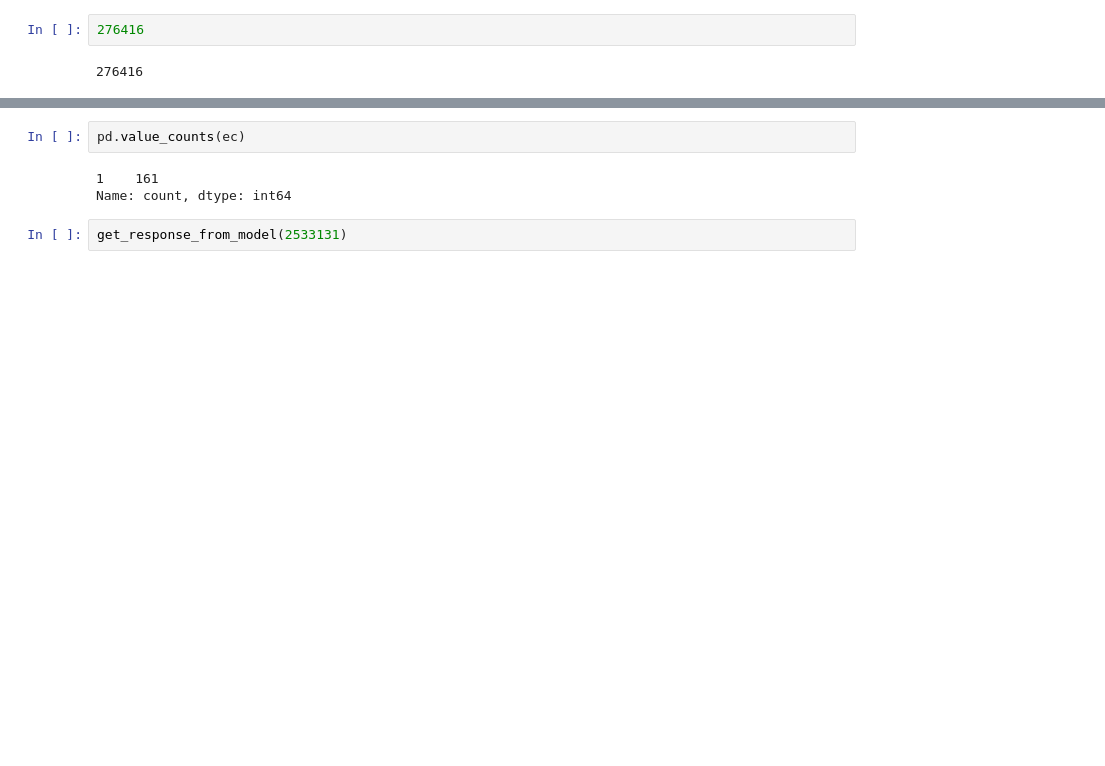
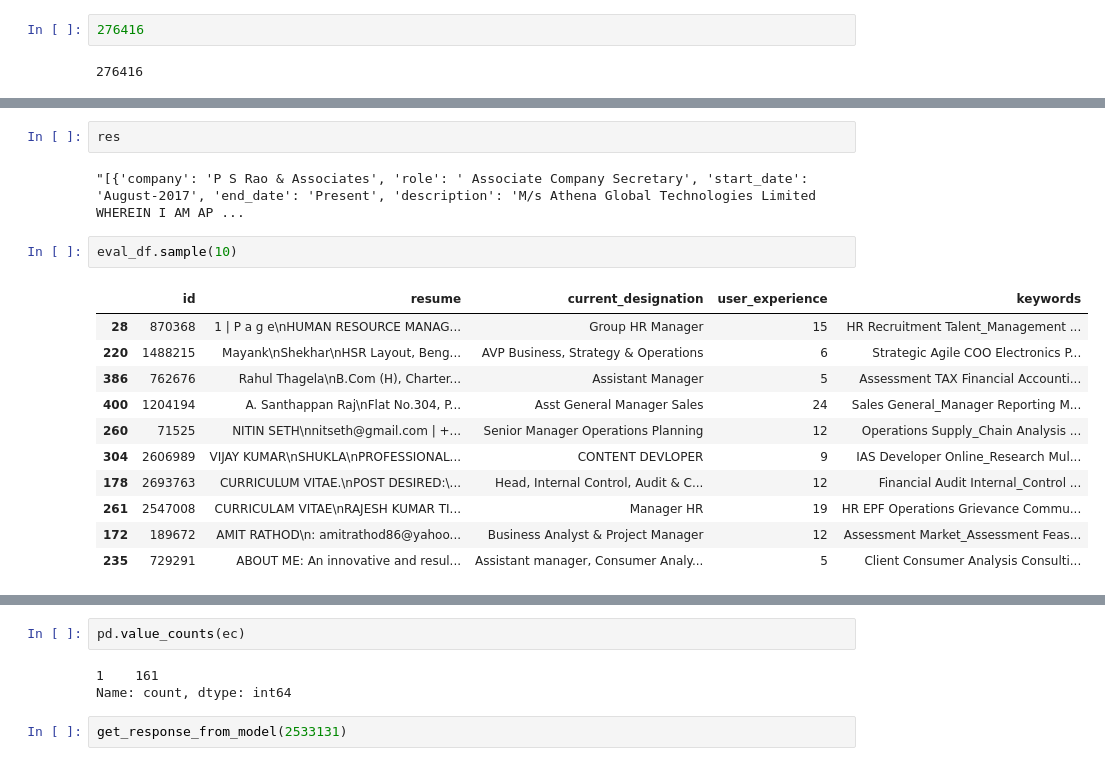
Before and after one commit to Highorbit/llama-recipes, a Jupyter notebook: examples/vllm-testing.ipynb, the cells around one changed output, grey strips where cells are left out. Cells and saved outputs as stored; diff of their text form; blank space fills up the shorter version.

```diff
--- a/examples/vllm-testing.ipynb
+++ b/examples/vllm-testing.ipynb
@@ -286,0 +273,18 @@ def get_response_from_model(user_id):
+# %%
+res
+# %% [output]
+"[{'company': 'P S Rao & Associates', 'role': ' Associate Company Secretary', 'start_date': 'August-2017', 'end_date': 'Present', 'description': 'M/s Athena Global Technologies Limited WHEREIN I AM AP ...
+# %%
+eval_df.sample(10)
+# %% [output]
+|  | id | resume | current_designation | user_experience | keywords |
+| 28 | 870368 | 1 | P a g e\nHUMAN RESOURCE MANAG... | Group HR Manager | 15 | HR Recruitment Talent_Management ... |
+| 220 | 1488215 | Mayank\nShekhar\nHSR Layout, Beng... | AVP Business, Strategy & Operations | 6 | Strategic Agile COO Electronics P... |
+| 386 | 762676 | Rahul Thagela\nB.Com (H), Charter... | Assistant Manager | 5 | Assessment TAX Financial Accounti... |
+| 400 | 1204194 | A. Santhappan Raj\nFlat No.304, P... | Asst General Manager Sales | 24 | Sales General_Manager Reporting M... |
+| 260 | 71525 | NITIN SETH\nnitseth@gmail.com | +... | Senior Manager Operations Planning | 12 | Operations Supply_Chain Analysis ... |
+| 304 | 2606989 | VIJAY KUMAR\nSHUKLA\nPROFESSIONAL... | CONTENT DEVLOPER | 9 | IAS Developer Online_Research Mul... |
+| 178 | 2693763 | CURRICULUM VITAE.\nPOST DESIRED:\... | Head, Internal Control, Audit & C... | 12 | Financial Audit Internal_Control ... |
+| 261 | 2547008 | CURRICULAM VITAE\nRAJESH KUMAR TI... | Manager HR | 19 | HR EPF Operations Grievance Commu... |
+| 172 | 189672 | AMIT RATHOD\n: amitrathod86@yahoo... | Business Analyst & Project Manager | 12 | Assessment Market_Assessment Feas... |
+| 235 | 729291 | ABOUT ME: An innovative and resul... | Assistant manager, Consumer Analy... | 5 | Client Consumer Analysis Consulti... |
```
Also changed, not shown: parts of 29 cells of this notebook, 3 other files.
